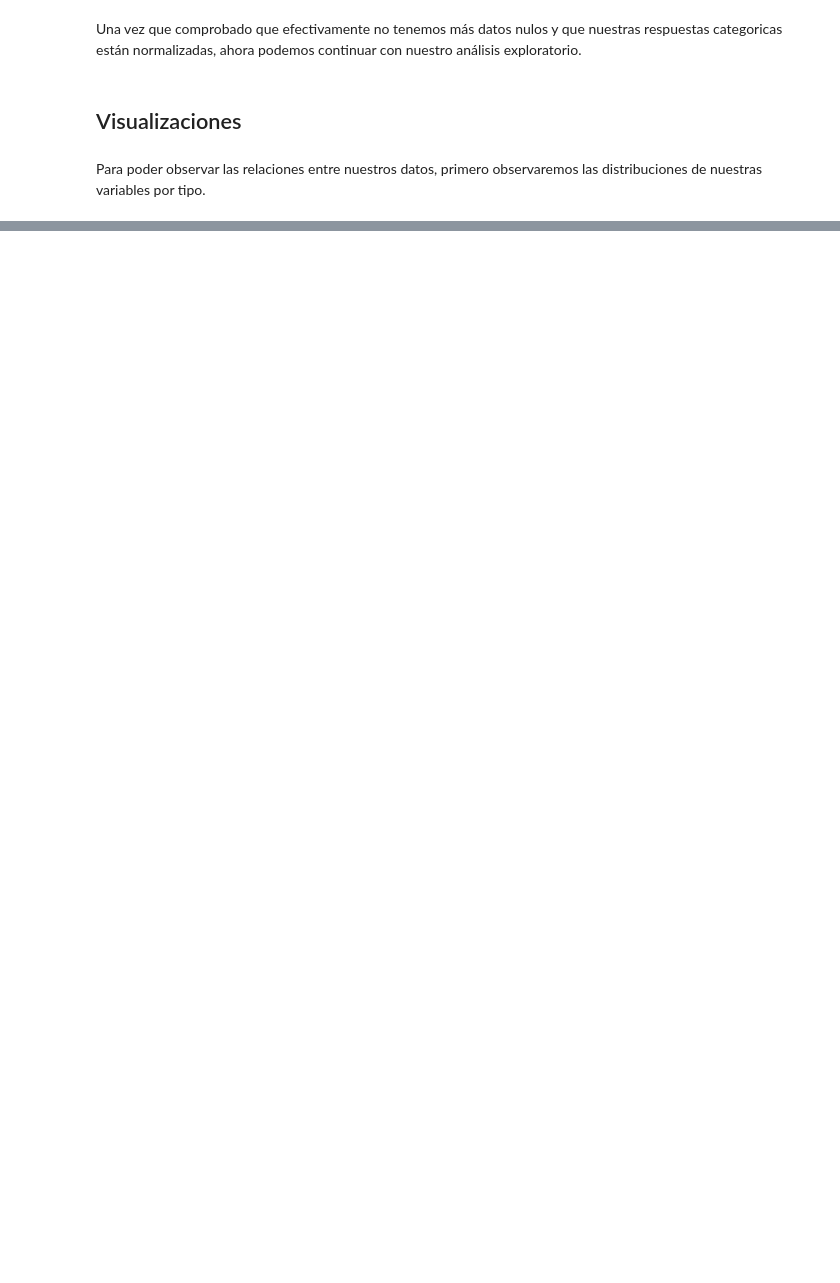
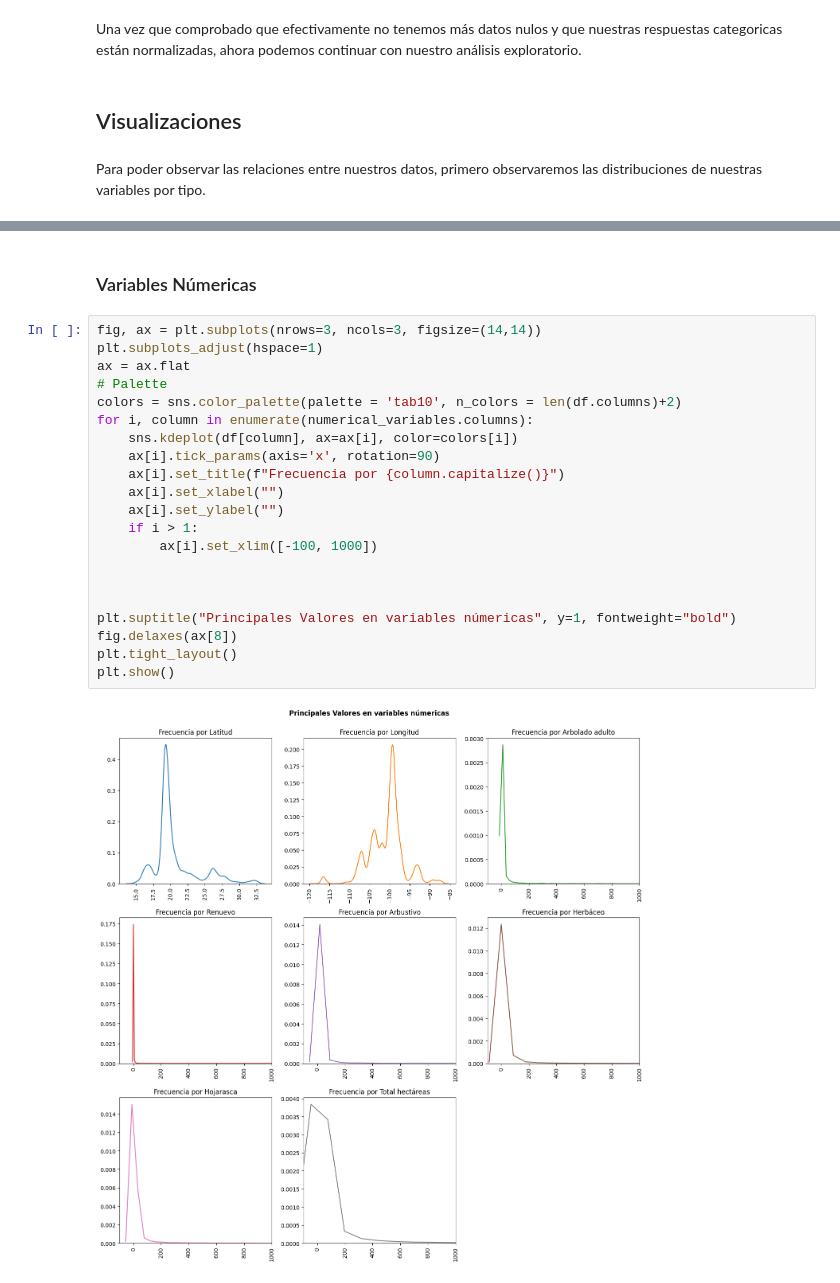
Before and after one commit to Valamca/Fires_Mexico_2015-2023, a Jupyter notebook: Incendios_forestales.ipynb, the cells around one changed output, grey strips where cells are left out. Cells and saved outputs as stored; diff of their text form; blank space fills up the shorter version.

```diff
--- a/Incendios_forestales.ipynb
+++ b/Incendios_forestales.ipynb
@@ -415,0 +518,25 @@ How to wirte asfa asfaga
+# %% [markdown]
+### Variables Númericas
+# %%
+fig, ax = plt.subplots(nrows=3, ncols=3, figsize=(14,14))
+plt.subplots_adjust(hspace=1)
+ax = ax.flat
+# Palette
+colors = sns.color_palette(palette = 'tab10', n_colors = len(df.columns)+2)
+for i, column in enumerate(numerical_variables.columns):
+    sns.kdeplot(df[column], ax=ax[i], color=colors[i])
+    ax[i].tick_params(axis='x', rotation=90)
+    ax[i].set_title(f"Frecuencia por {column.capitalize()}")
+    ax[i].set_xlabel("")
+    ax[i].set_ylabel("")
+    if i > 1:
+        ax[i].set_xlim([-100, 1000])
+
+
+
+plt.suptitle("Principales Valores en variables númericas", y=1, fontweight="bold")
+fig.delaxes(ax[8])
+plt.tight_layout()
+plt.show()
+# %% [output]
+[figure, added]
```
Also changed, not shown: parts of 71 cells of this notebook.
